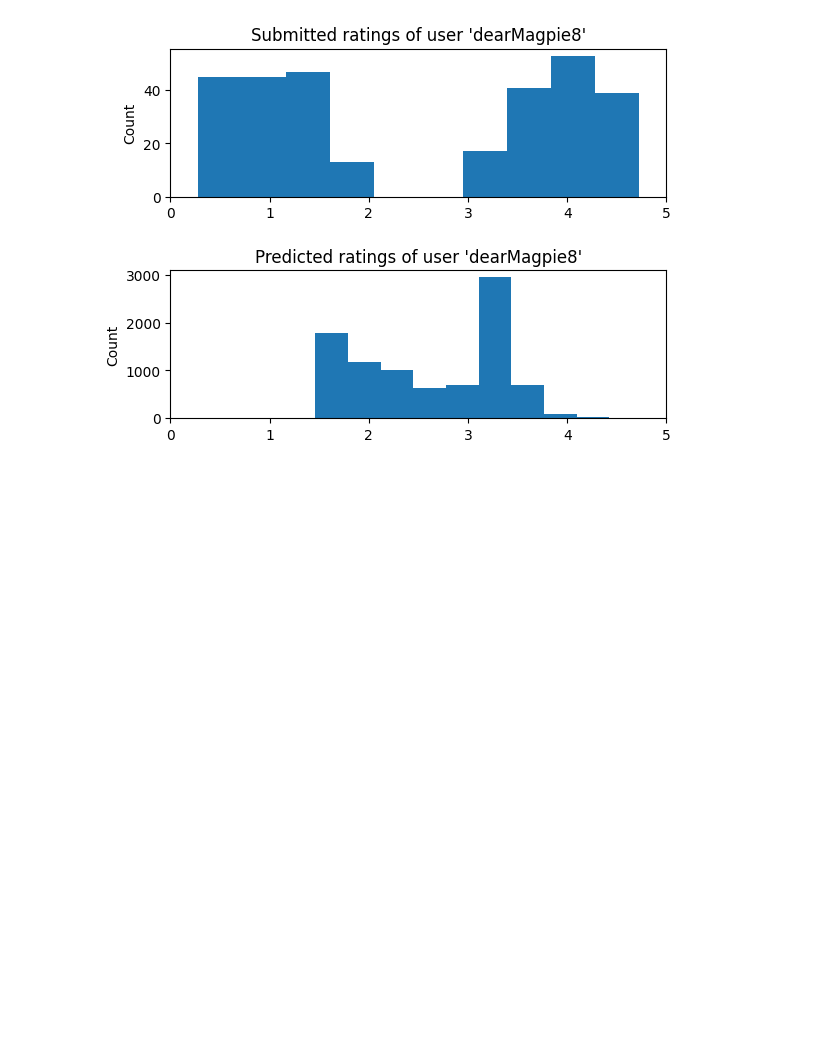
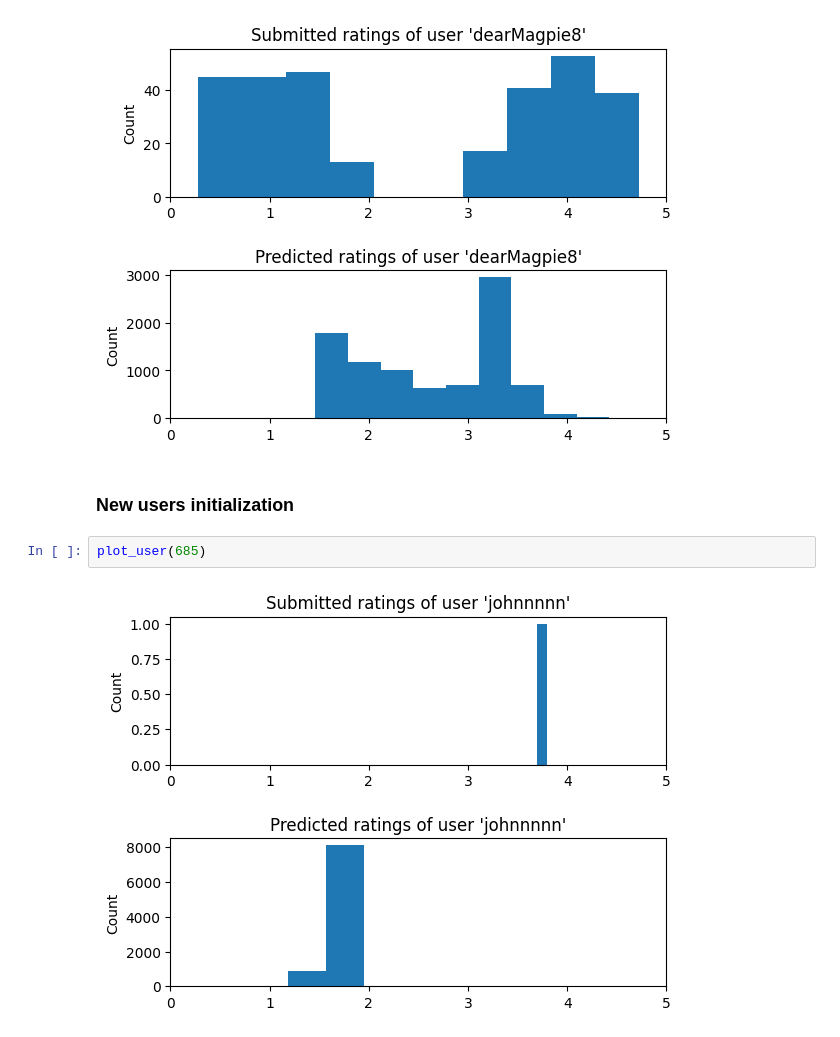
Before and after one commit to John-Atha/diploma, a Jupyter notebook: model-api/experiments/user_predictions.ipynb, the cells around one changed output. Saved outputs shown, nothing was run; the diff lists cells and outputs as text; blank space fills up the shorter version.

```diff
--- a/model-api/experiments/user_predictions.ipynb
+++ b/model-api/experiments/user_predictions.ipynb
@@ -584,3 +584,9 @@ avg_genre2_ratings:  2.1304164521196203
 plot_user(296)
 # %% [output]
 [figure]
+# %% [markdown]
+### New users initialization
+# %%
+plot_user(685)
+# %% [output]
+[figure, added]
```
Also changed, not shown: parts of 7 cells of this notebook, 10 other files.
